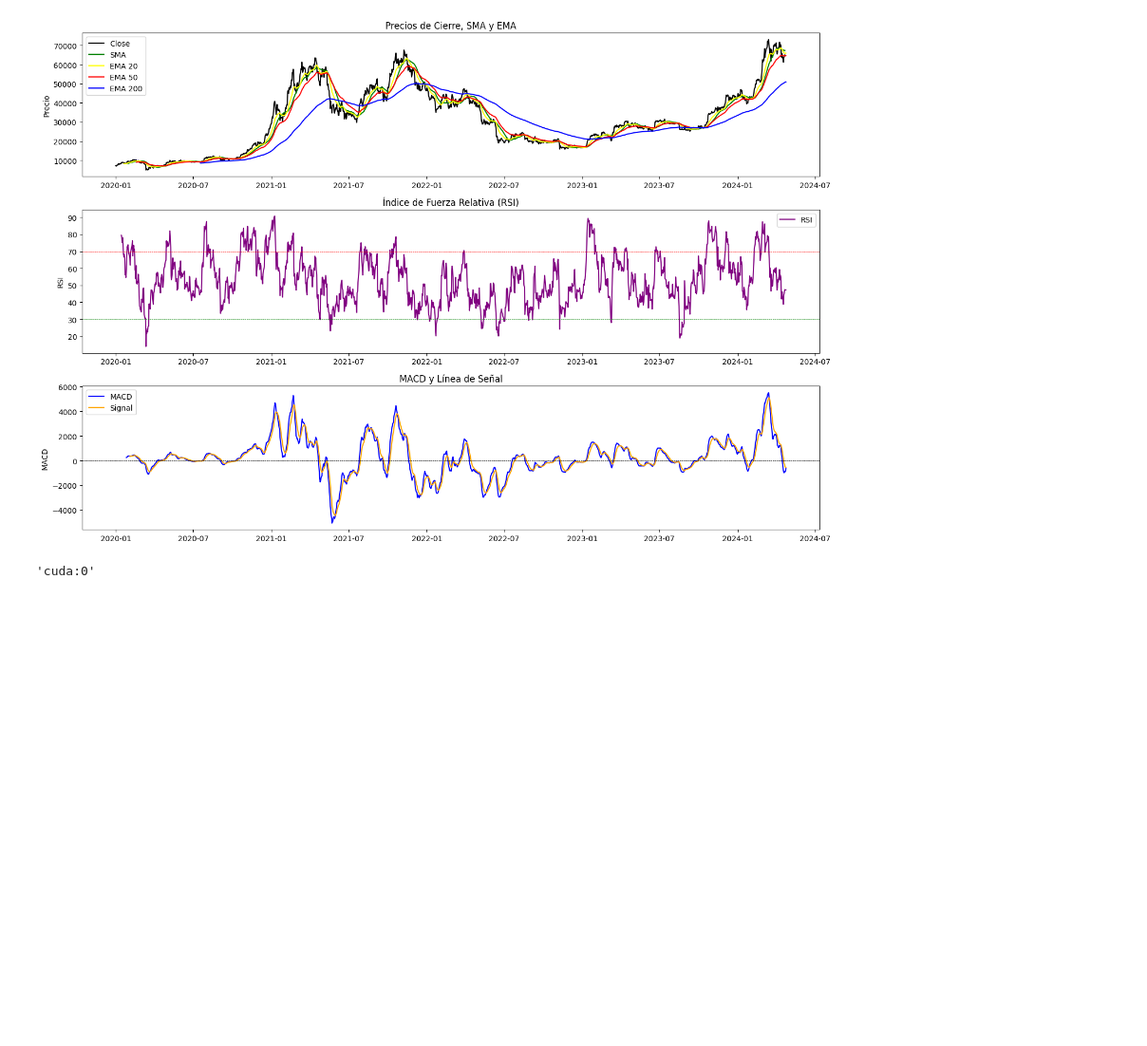
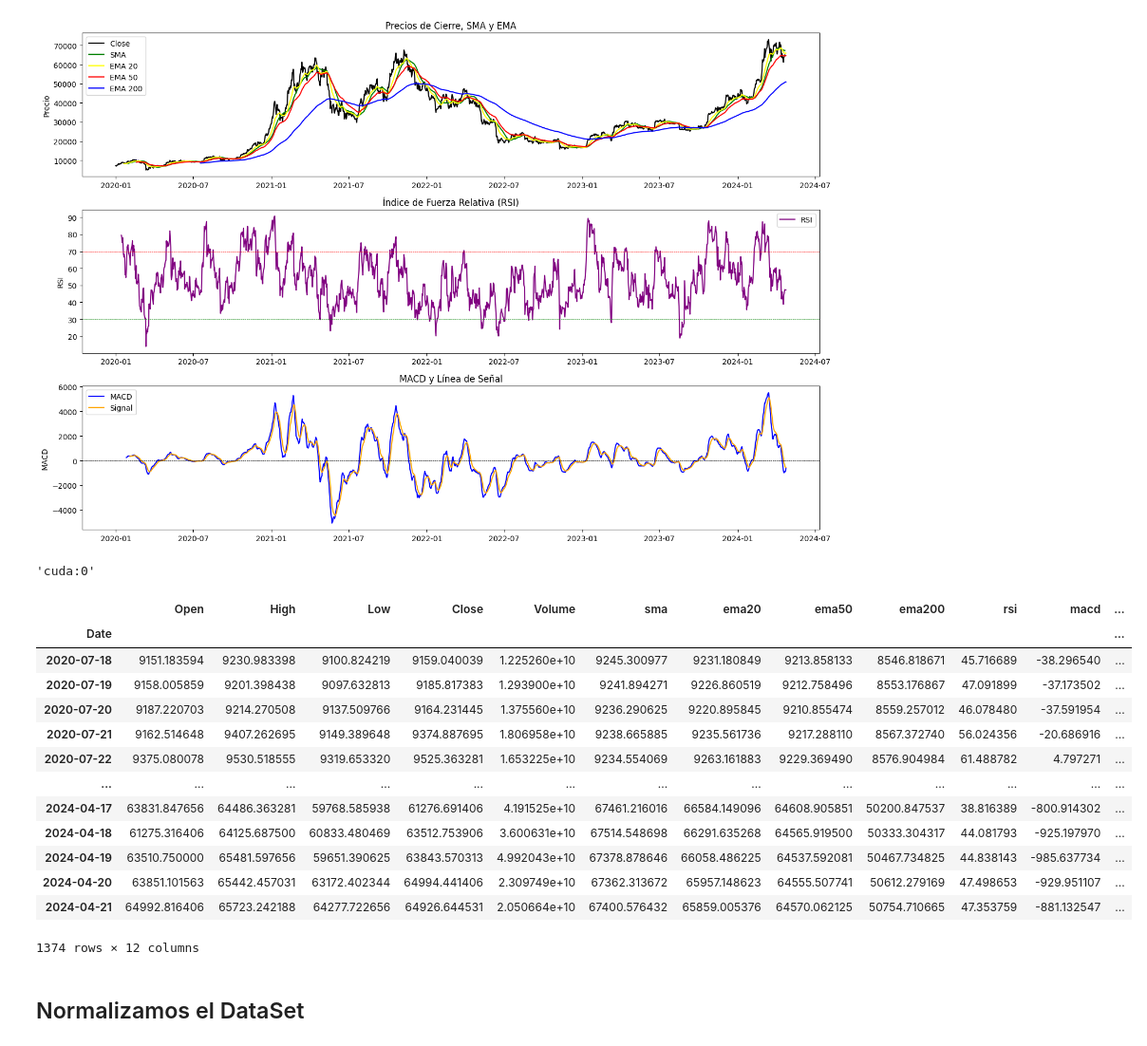
Before and after one commit to Ivo196/Crypto-Price-Forecasting-Using-Autoformer, a Jupyter notebook: Crypto price forecasting using Autoformer.ipynb, the cells around one changed output. Shown at 95% size. Cells and saved outputs as stored; diff of their text form; code cells hidden in the pictures; blank space fills up the shorter version.

```diff
--- a/Crypto price forecasting using Autoformer.ipynb
+++ b/Crypto price forecasting using Autoformer.ipynb
@@ -117,3 +124,23 @@ device = 'cuda:0' if torch.cuda.is_available() else 'cpu'
 device
 # %% [output]
 'cuda:0'
+# %%
+data1 = data.dropna()
+data1
+# %% [output]
+|  | Open | High | Low | Close | Volume | sma | ema20 | ema50 | ema200 | rsi | macd | ... |
+| Date |  |  |  |  |  |  |  |  |  |  |  | ... |
+| 2020-07-18 | 9151.183594 | 9230.983398 | 9100.824219 | 9159.040039 | 1.225260e+10 | 9245.300977 | 9231.180849 | 9213.858133 | 8546.818671 | 45.716689 | -38.296540 | ... |
+| 2020-07-19 | 9158.005859 | 9201.398438 | 9097.632813 | 9185.817383 | 1.293900e+10 | 9241.894271 | 9226.860519 | 9212.758496 | 8553.176867 | 47.091899 | -37.173502 | ... |
+| 2020-07-20 | 9187.220703 | 9214.270508 | 9137.509766 | 9164.231445 | 1.375560e+10 | 9236.290625 | 9220.895845 | 9210.855474 | 8559.257012 | 46.078480 | -37.591954 | ... |
+| 2020-07-21 | 9162.514648 | 9407.262695 | 9149.389648 | 9374.887695 | 1.806958e+10 | 9238.665885 | 9235.561736 | 9217.288110 | 8567.372740 | 56.024356 | -20.686916 | ... |
+| 2020-07-22 | 9375.080078 | 9530.518555 | 9319.653320 | 9525.363281 | 1.653225e+10 | 9234.554069 | 9263.161883 | 9229.369490 | 8576.904984 | 61.488782 | 4.797271 | ... |
+| ... | ... | ... | ... | ... | ... | ... | ... | ... | ... | ... | ... | ... |
+| 2024-04-17 | 63831.847656 | 64486.363281 | 59768.585938 | 61276.691406 | 4.191525e+10 | 67461.216016 | 66584.149096 | 64608.905851 | 50200.847537 | 38.816389 | -800.914302 | ... |
+| 2024-04-18 | 61275.316406 | 64125.687500 | 60833.480469 | 63512.753906 | 3.600631e+10 | 67514.548698 | 66291.635268 | 64565.919500 | 50333.304317 | 44.081793 | -925.197970 | ... |
+| 2024-04-19 | 63510.750000 | 65481.597656 | 59651.390625 | 63843.570313 | 4.992043e+10 | 67378.878646 | 66058.486225 | 64537.592081 | 50467.734825 | 44.838143 | -985.637734 | ... |
+| 2024-04-20 | 63851.101563 | 65442.457031 | 63172.402344 | 64994.441406 | 2.309749e+10 | 67362.313672 | 65957.148623 | 64555.507741 | 50612.279169 | 47.498653 | -929.951107 | ... |
+| 2024-04-21 | 64992.816406 | 65723.242188 | 64277.722656 | 64926.644531 | 2.050664e+10 | 67400.576432 | 65859.005376 | 64570.062125 | 50754.710665 | 47.353759 | -881.132547 | ... |
+1374 rows × 12 columns
+# %% [markdown]
+## Normalizamos el DataSet
```
Also changed, not shown: parts of 4 cells of this notebook.
